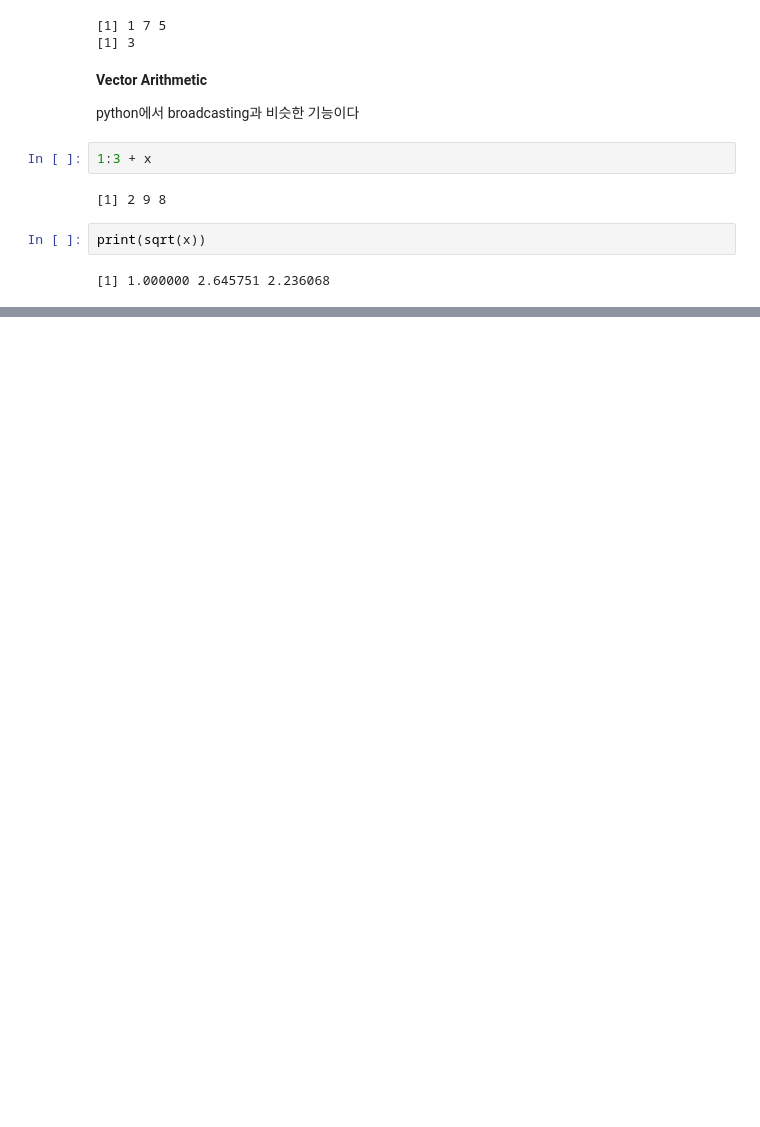
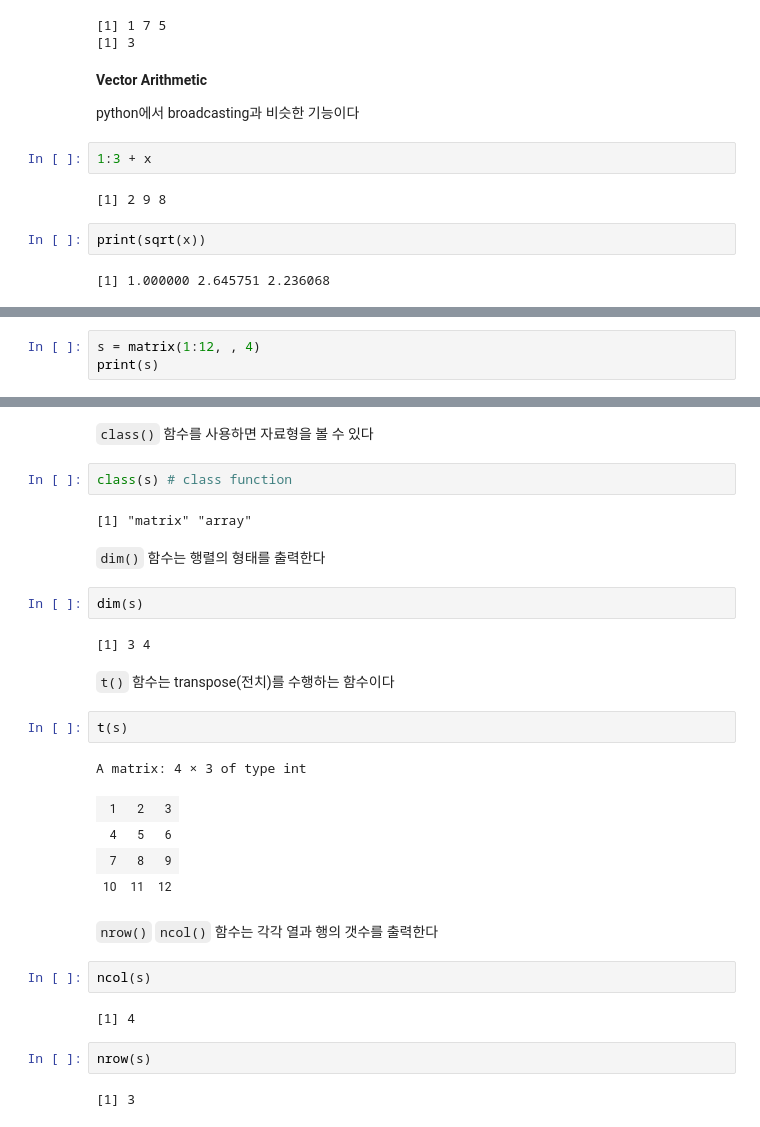
Before and after one commit to Tommylee1013/BusinessAnalytics, a Jupyter notebook: R Data Structure/Basic Data Structure.ipynb, the cells around one changed output, grey strips where cells are left out. Cells and saved outputs as stored; diff of their text form; blank space fills up the shorter version.

```diff
--- a/R Data Structure/Basic Data Structure.ipynb
+++ b/R Data Structure/Basic Data Structure.ipynb
@@ -181,0 +224,3 @@ print(sqrt(x))
+# %%
+s = matrix(1:12, , 4)
+print(s)
@@ -181,0 +243,32 @@ print(sqrt(x))
+# %% [markdown]
+`class()` 함수를 사용하면 자료형을 볼 수 있다
+# %%
+class(s) # class function
+# %% [output]
+[1] "matrix" "array"
+# %% [markdown]
+`dim()` 함수는 행렬의 형태를 출력한다
+# %%
+dim(s)
+# %% [output]
+[1] 3 4
+# %% [markdown]
+`t()` 함수는 transpose(전치)를 수행하는 함수이다
+# %%
+t(s)
+# %% [output]
+A matrix: 4 × 3 of type int
+| 1 | 2 | 3 |
+| 4 | 5 | 6 |
+| 7 | 8 | 9 |
+| 10 | 11 | 12 |
+# %% [markdown]
+`nrow()` `ncol()` 함수는 각각 열과 행의 갯수를 출력한다
+# %%
+ncol(s)
+# %% [output]
+[1] 4
+# %%
+nrow(s)
+# %% [output]
+[1] 3
```
Also changed, not shown: parts of 38 cells of this notebook.
